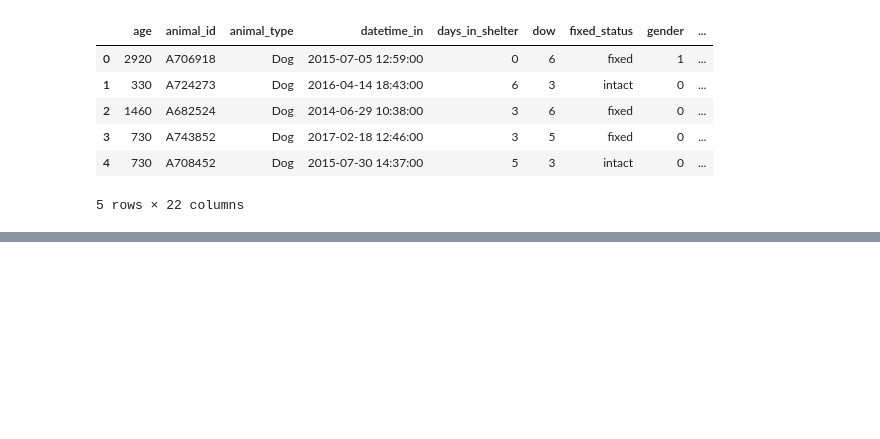
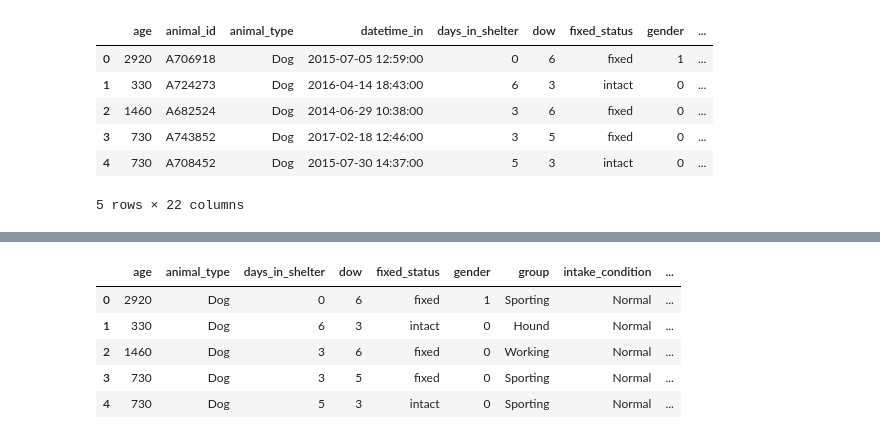
Before and after one commit to luketibbott/kojak, a Jupyter notebook: feature-playground.ipynb, the cells around one changed output, grey strips where cells are left out. Drawn from its saved outputs; the diff is of its cells as text; code cells hidden in the pictures; blank space fills up the shorter version.

```diff
--- a/feature-playground.ipynb
+++ b/feature-playground.ipynb
@@ -79,0 +82,2 @@ df.head()
+# %%
+df['fixed_status'] = df['fixed_status'].astype('category')
@@ -79,0 +92,13 @@ df.head()
+# %%
+df['dow'] = df['dow'].astype('category')
+df['gender'] = df['gender'].astype('category')
+df['group'] = df['group'].astype('category')
+df['intake_condition'] = df['intake_condition'].astype('category')
+df['intake_season'] = df['intake_season'].astype('category')
+df['intake_type'] = df['intake_type'].astype('category')
+df['mix'] = df['mix'].astype('category')
+df['name'] = df['name'].astype('category')
+df['outcome_type'] = df['outcome_type'].astype('category')
+df['simple_color'] = df['simple_color'].astype('category')
+df['shade'] = df['shade'].astype('category')
+df['hour'] = df['hour'].astype('category')
@@ -79,0 +127,2 @@ df.head()
+# %%
+df_model = df.drop(labels=['animal_id'], axis=1)
@@ -79,0 +131,11 @@ df.head()
+# %%
+df_model = df_model.drop(labels=['datetime_in', 'name', 'hour'], axis=1)
+# %%
+df_model.head()
+# %% [output]
+|  | age | animal_type | days_in_shelter | dow | fixed_status | gender | group | intake_condition | ... |
+| 0 | 2920 | Dog | 0 | 6 | fixed | 1 | Sporting | Normal | ... |
+| 1 | 330 | Dog | 6 | 3 | intact | 0 | Hound | Normal | ... |
+| 2 | 1460 | Dog | 3 | 6 | fixed | 0 | Working | Normal | ... |
+| 3 | 730 | Dog | 3 | 5 | fixed | 0 | Sporting | Normal | ... |
+| 4 | 730 | Dog | 5 | 3 | intact | 0 | Sporting | Normal | ... |
```
Also changed, not shown: parts of 5 cells of this notebook.
